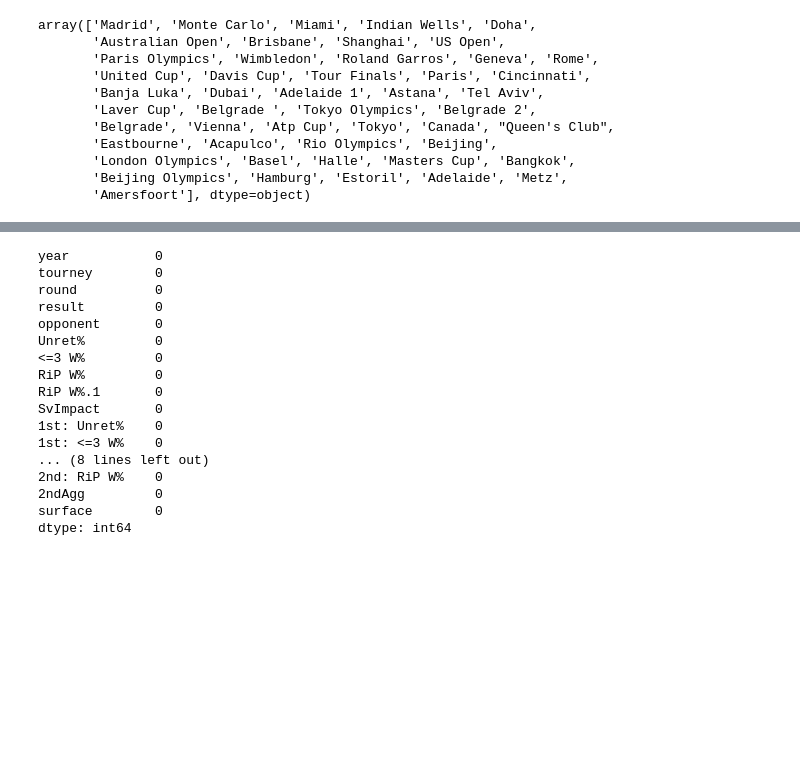
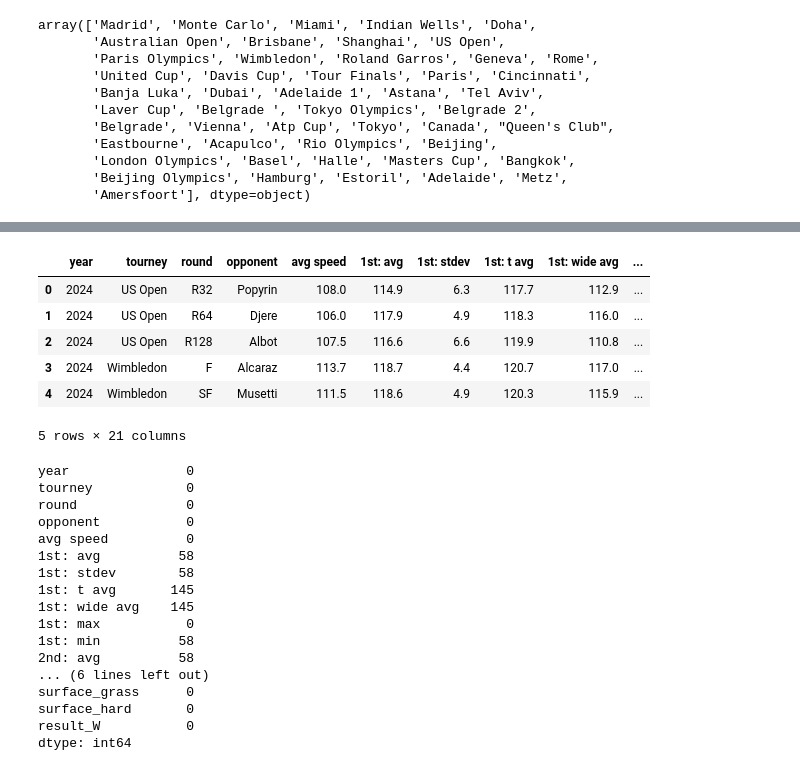
Before and after one commit to altairaguelo/tennis_serve_data_analysis, a Jupyter notebook: data-cleaning/djokovic_data_cleaning.ipynb, the cells around one changed output, grey strips where cells are left out. Drawn from its saved outputs; the diff is of its cells as text; code cells hidden in the pictures; blank space fills up the shorter version.

```diff
--- a/data-cleaning/djokovic_data_cleaning.ipynb
+++ b/data-cleaning/djokovic_data_cleaning.ipynb
@@ -183 +223,15 @@ djo_speed
+# %%
+#one hot encoding for surface and result
+djo_speed['surface'] = djo_speed['tourney'].apply(lambda x: surfaces[x])
+djo_speed = pd.get_dummies(djo_speed, columns=['surface', 'result'])
+djo_speed.drop(columns=['result_L'], inplace=True)
+djo_speed.head()
+# %% [output]
+|  | year | tourney | round | opponent | avg speed | 1st: avg | 1st: stdev | 1st: t avg | 1st: wide avg | ... |
+| 0 | 2024 | US Open | R32 | Popyrin | 108.0 | 114.9 | 6.3 | 117.7 | 112.9 | ... |
+| 1 | 2024 | US Open | R64 | Djere | 106.0 | 117.9 | 4.9 | 118.3 | 116.0 | ... |
+| 2 | 2024 | US Open | R128 | Albot | 107.5 | 116.6 | 6.6 | 119.9 | 110.8 | ... |
+| 3 | 2024 | Wimbledon | F | Alcaraz | 113.7 | 118.7 | 4.4 | 120.7 | 117.0 | ... |
+| 4 | 2024 | Wimbledon | SF | Musetti | 111.5 | 118.6 | 4.9 | 120.3 | 115.9 | ... |
+5 rows × 21 columns
 # %%
@@ -185,21 +239,21 @@ djo_speed.to_csv('djokovic_serve_speed.csv', index=False)
 # %%
-djo.isnull().sum()
+djo_speed.isnull().sum()
 # %% [output]
-year           0
-tourney        0
-round          0
-result         0
-opponent       0
-Unret%         0
-<=3 W%         0
-RiP W%         0
-RiP W%.1       0
-SvImpact       0
-1st: Unret%    0
-1st: <=3 W%    0
-... (8 lines left out)
-2nd: RiP W%    0
-2ndAgg         0
-surface        0
+year               0
+tourney            0
+round              0
+opponent           0
+avg speed          0
+1st: avg          58
+1st: stdev        58
+1st: t avg       145
+1st: wide avg    145
+1st: max           0
+1st: min          58
+2nd: avg          58
+... (6 lines left out)
+surface_grass      0
+surface_hard       0
+result_W           0
 dtype: int64
 # %%
```
Also changed, not shown: parts of 17 cells of this notebook, 4 other files.
